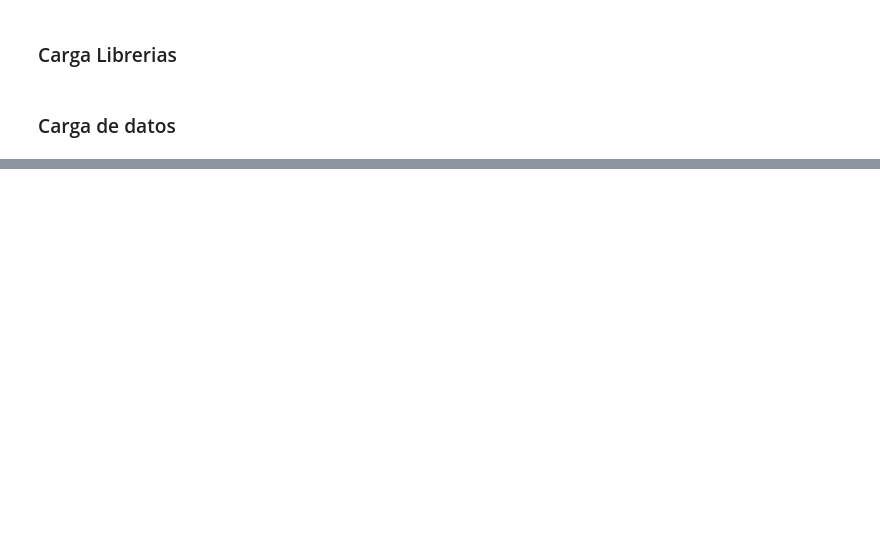
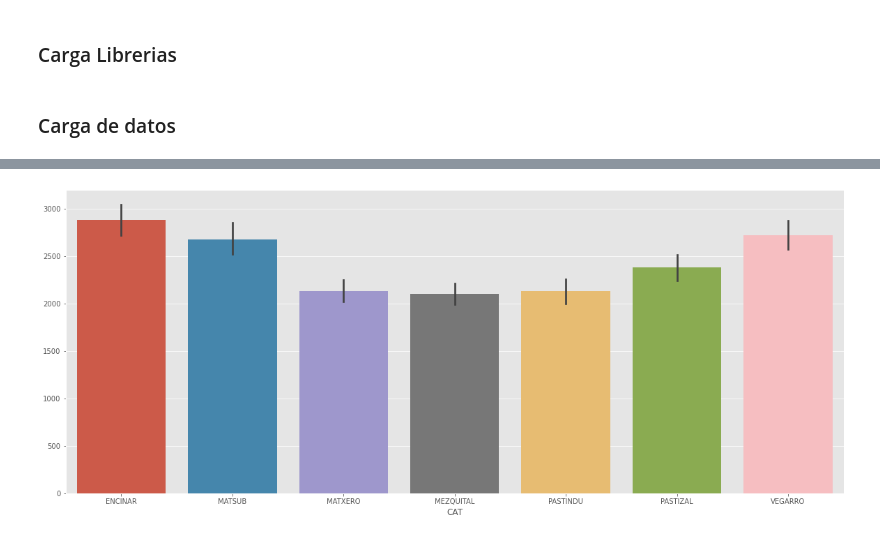
Before and after one commit to SamuelCortez2008/EDA_Estadistica, a Jupyter notebook: main_ndvi_fuera.ipynb, the cells around one changed output, grey strips where cells are left out. Cells and saved outputs as stored; diff of their text form; code cells hidden in the pictures; blank space fills up the shorter version.

```diff
--- a/main_ndvi_fuera.ipynb
+++ b/main_ndvi_fuera.ipynb
@@ -73,0 +160,4 @@ Name: 59, Length: 483, dtype: float64
+# %%
+data_df_3 = data_df_2.copy()
+data_df_4 = data_df_3.set_index('XY')
+data_df_4.head()
@@ -73,0 +173,5 @@ Name: 59, Length: 483, dtype: float64
+# %%
+list_posxy = data_df_4.index.values.tolist()
+rename_index = {index : 'posXY_'+str(i) for i, index in enumerate(list_posxy)}
+data_df_4.rename(index = rename_index, inplace = True)
+data_df_4.head()
@@ -73,0 +189,3 @@ Name: 59, Length: 483, dtype: float64
+# %%
+data_group = data_df_4.groupby('CAT')
+data_group.agg([np.median, np.std])
@@ -73,0 +204,3 @@ Name: 59, Length: 483, dtype: float64
+# %%
+describe_data_group = data_group.agg([np.median, np.std]).T
+describe_data_group.head()
@@ -73,0 +214,6 @@ Name: 59, Length: 483, dtype: float64
+# %%
+fig_group, ax_group = plt.subplots(nrows = 1, ncols = 1, figsize = (20,8))
+sns.barplot(data = describe_data_group, ax = ax_group)
+plt.show()
+# %% [output]
+[figure, added]
```
Also changed, not shown: parts of 41 cells of this notebook.
